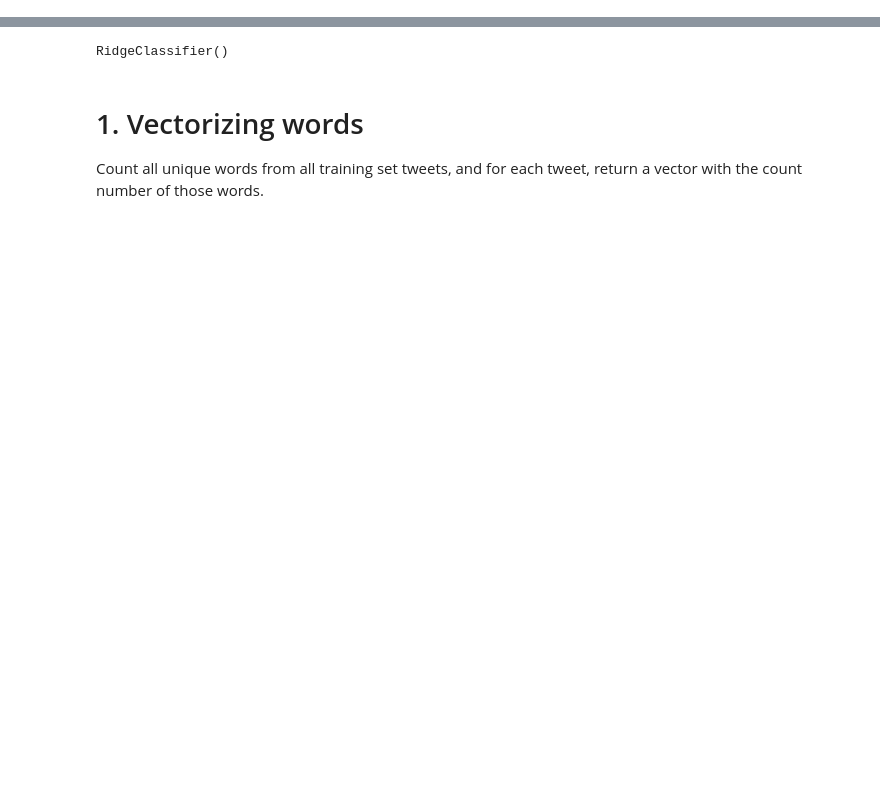
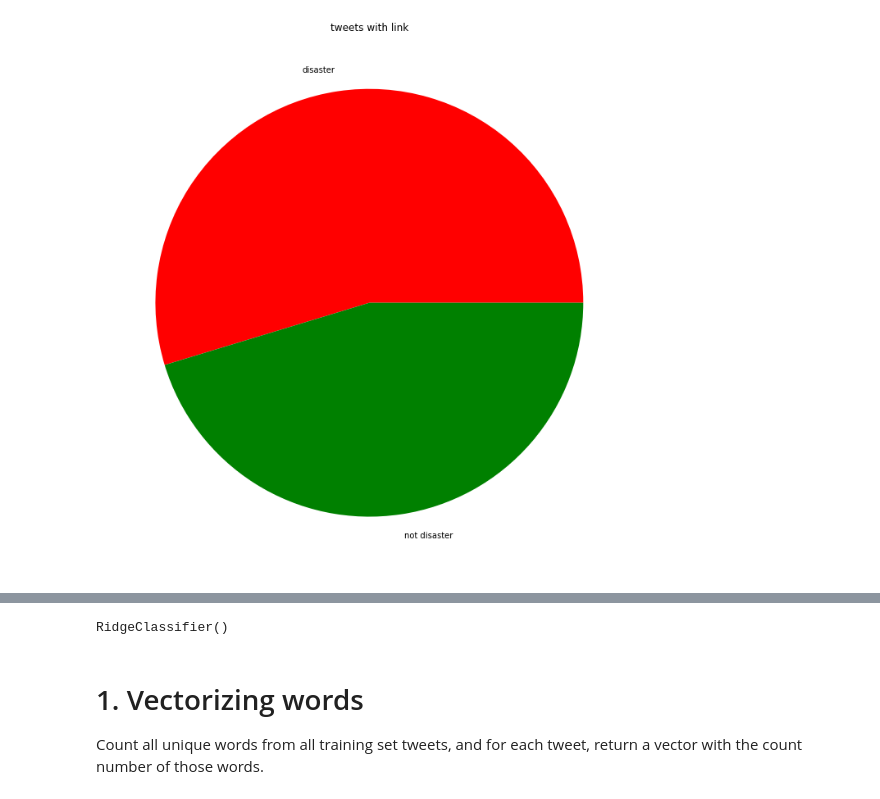
Before and after one commit to jselic/strojno-ucenje, a Jupyter notebook: DEMO.ipynb, the cells around one changed output, grey strips where cells are left out. Cells and saved outputs as stored; diff of their text form; code cells hidden in the pictures; blank space fills up the shorter version.

```diff
--- a/DEMO.ipynb
+++ b/DEMO.ipynb
@@ -35,3 +79,10 @@ Simple feature which shows average length of words and number of words in a twee
+# %%
+plt.figure(figsize=(20,12))
+plt.title("tweets with link")
+plt.pie(list(train_df[train_df.has_link == 1]["target"].value_counts()), labels = ["disaster","not disaster"],colors=["red","green"])
+plt.savefig("pie2.png",bbox_inches='tight')
+# %% [output]
+[figure, added]
 # %%
 plt.figure(figsize=(20,12))
 plt.title("Word counts of tweets by type")
```
Also changed, not shown: parts of 94 cells of this notebook.
